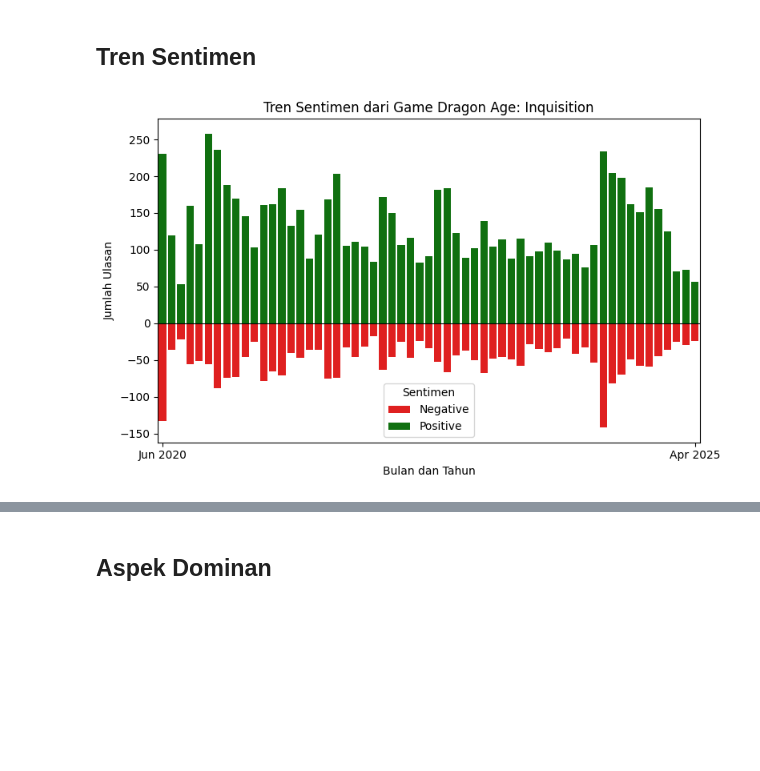
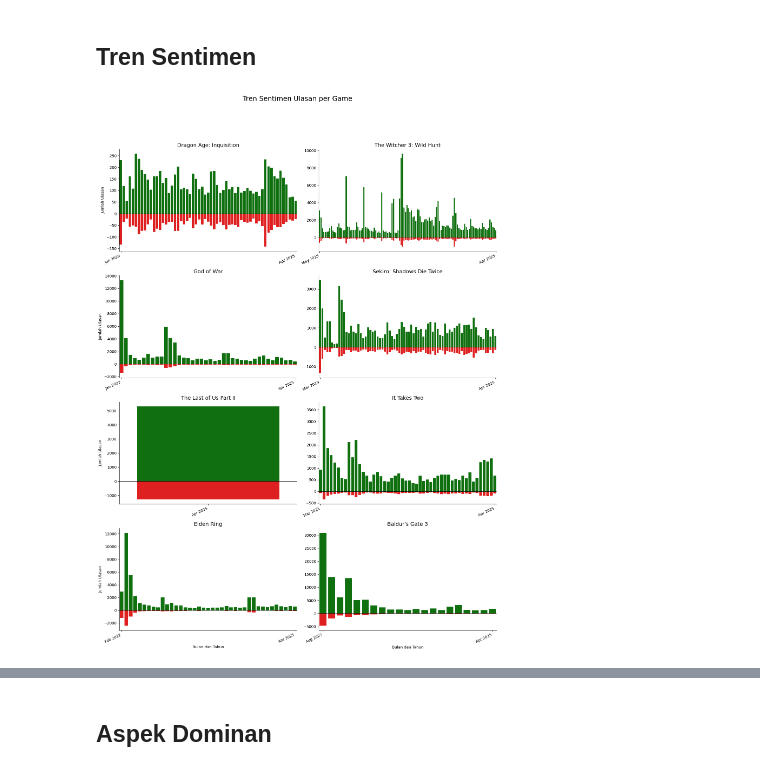
Before and after one commit to Fakur19/goty-sentiment-analysis, a Jupyter notebook: notebooks/data_analysis.ipynb, the cells around one changed output, grey strips where cells are left out. Drawn from its saved outputs; the diff is of its cells as text; code cells hidden in the pictures; blank space fills up the shorter version.

```diff
--- a/notebooks/data_analysis.ipynb
+++ b/notebooks/data_analysis.ipynb
@@ -475,5 +687,10 @@ aspect_counts
 # %% [markdown]
 # Visualisasi
+# %%
+df = pd.read_csv('../output/bert_result.csv')
+# Convert timestamp to datetime
+df['timestamp_created'] = pd.to_datetime(df['timestamp_created'])
+df = df[~((df['game'] == "Baldur's Gate 3") & (df['timestamp_created'] < '2023-08-03'))]
 # %% [markdown]
 ## Sentimen Pemain
 # %%
@@ -548,58 +765,86 @@ plt.show()
 # %% [markdown]
 ## Tren Sentimen
 # %%
-# Pastikan 'review_month' dalam bentuk datetime agar bisa diurutkan
+import pandas as pd
+import seaborn as sns
+import matplotlib.pyplot as plt
+
+# Asumsikan 'df' adalah DataFrame Anda yang sudah ada
+# df['timestamp_created'] = pd.to_datetime(df['timestamp_created'])
+
+# --- (1) PERSIAPAN DATA (Sama seperti sebelumnya) ---
 df['review_month_dt'] = df['timestamp_created'].dt.to_period('M').dt.to_timestamp()
-df['review_month_str'] = df['review_month_dt'].dt.strftime('%b %Y')  # format tampilan
+df['review_month_str'] = df['review_month_dt'].dt.strftime('%b %Y')
 
-# Hitung jumlah sentimen bulanan berdasarkan datetime
 monthly_sentiment = (
     df.groupby(['game', 'review_month_dt', 'review_month_str', 'sentiment'])
     .size()
     .reset_index(name='count')
 )
 
-# Tambahkan kolom nilai signed
 monthly_sentiment['signed_count'] = monthly_sentiment.apply(
     lambda row: row['count'] if row['sentiment'] == 'Positive' else -row['count'], axis=1
 )
 
-# Dapatkan daftar game unik
-games = df['game'].unique()
+monthly_sentiment_sorted = monthly_sentiment.sort_values('review_month_dt')
 
-# Plot satu per satu, urut berdasarkan tanggal
-for game in games:
-    game_data = monthly_sentiment[monthly_sentiment['game'] == game].copy()
-    if game_data.empty:
-        continue
+# --- (2) TENTUKAN URUTAN GAME ---
+# Daftar ini akan menentukan urutan subplot dari kiri ke kanan, atas ke bawah
+game_list = [
+    "Dragon Age: Inquisition",
+    "The Witcher 3: Wild Hunt",
+    "God of War",
+    "Sekiro: Shadows Die Twice",
+    "The Last of Us Part II",
+    "It Takes Two",
+    "Elden Ring",
+    "Baldur's Gate 3"
+]
 
-    game_data = game_data.sort_values('review_month_dt')
 
-    plt.figure(figsize=(8, 5))
+# --- (3) FUNGSI PLOTTING (Sama seperti sebelumnya) ---
+def plot_sentiment_bars(data, **kwargs):
     ax = sns.barplot(
-        data=game_data,
+        data=data,
         x='review_month_str',
         y='signed_count',
         hue='sentiment',
         palette={'Positive': 'green', 'Negative': 'red'},
         dodge=False
     )
 
-    # Tentukan posisi label hanya di awal dan akhir
-    xticks = [0, len(game_data['review_month_str'].unique()) - 1]
-    xticklabels = [
-        game_data['review_month_str'].unique()[0],
-        game_data['review_month_str'].unique()[-1]
-    ]
-    ax.set_xticks(xticks)
-    ax.set_xticklabels(xticklabels)
+    unique_months = data['review_month_str'].unique()
+    if len(unique_months) > 1:
+        xticks = [0, len(unique_months) - 1]
+        xticklabels = [unique_months[0], unique_months[-1]]
+        ax.set_xticks(xticks)
+        ax.set_xticklabels(xticklabels, rotation=25, ha='right')
+    elif len(unique_months) == 1:
+        ax.set_xticks([0])
+        ax.set_xticklabels([unique_months[0]], rotation=25, ha='right')
 
-    plt.title(f'Tren Sentimen dari Game {game}')
-    plt.xlabel('Bulan dan Tahun')
-    plt.ylabel('Jumlah Ulasan')
-    plt.axhline(0, color='black', linewidth=0.8)
-    plt.legend(title='Sentimen')
-    plt.tight_layout()
-    plt.show()
+    ax.axhline(0, color='black', linewidth=0.8)
+
+
+# --- (4) MEMBUAT FACETGRID DENGAN URUTAN KUSTOM ---
+g = sns.FacetGrid(
+    monthly_sentiment_sorted,
+    col='game',
+    col_order=game_list, # <- TAMBAHKAN PARAMETER INI
+    col_wrap=2,
+    height=5,
+    aspect=1.5,
+    sharex=False,
+    sharey=False
+)
+
+# Terapkan fungsi plotting, atur properti, dan tampilkan
+g.map_dataframe(plot_sentiment_bars)
+g.set_axis_labels('Bulan dan Tahun', 'Jumlah Ulasan')
+g.set_titles(col_template="{col_name}", size=14)
+# g.add_legend(title='Sentimen')
+g.fig.suptitle('Tren Sentimen Ulasan per Game', y=1.03, fontsize=18)
+plt.tight_layout(rect=[0, 0, 1, 0.97])
+plt.show()
 # %% [output]
-[figure, old version]
+[figure, new version]
```
Also changed, not shown: parts of 16 cells of this notebook, 12 other files.
